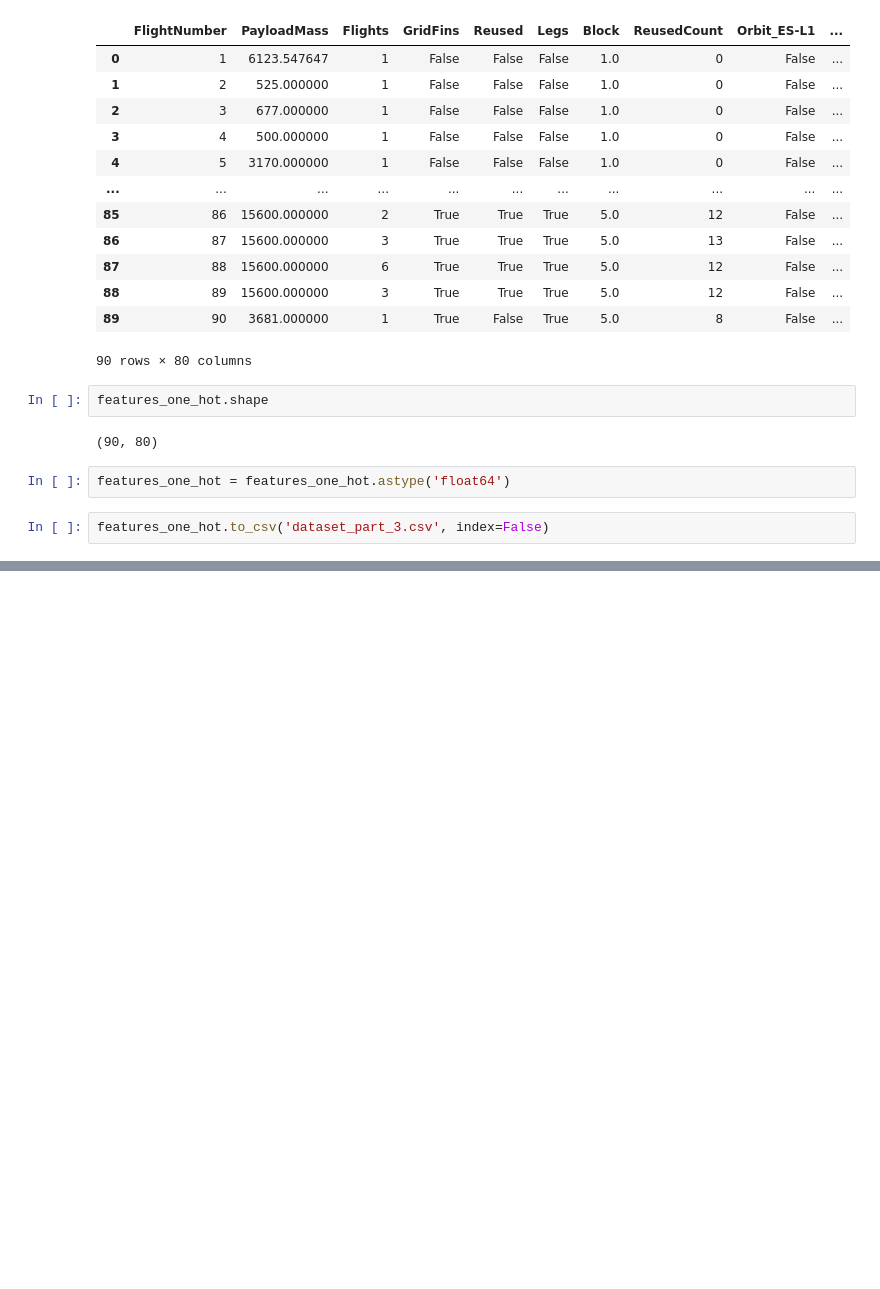
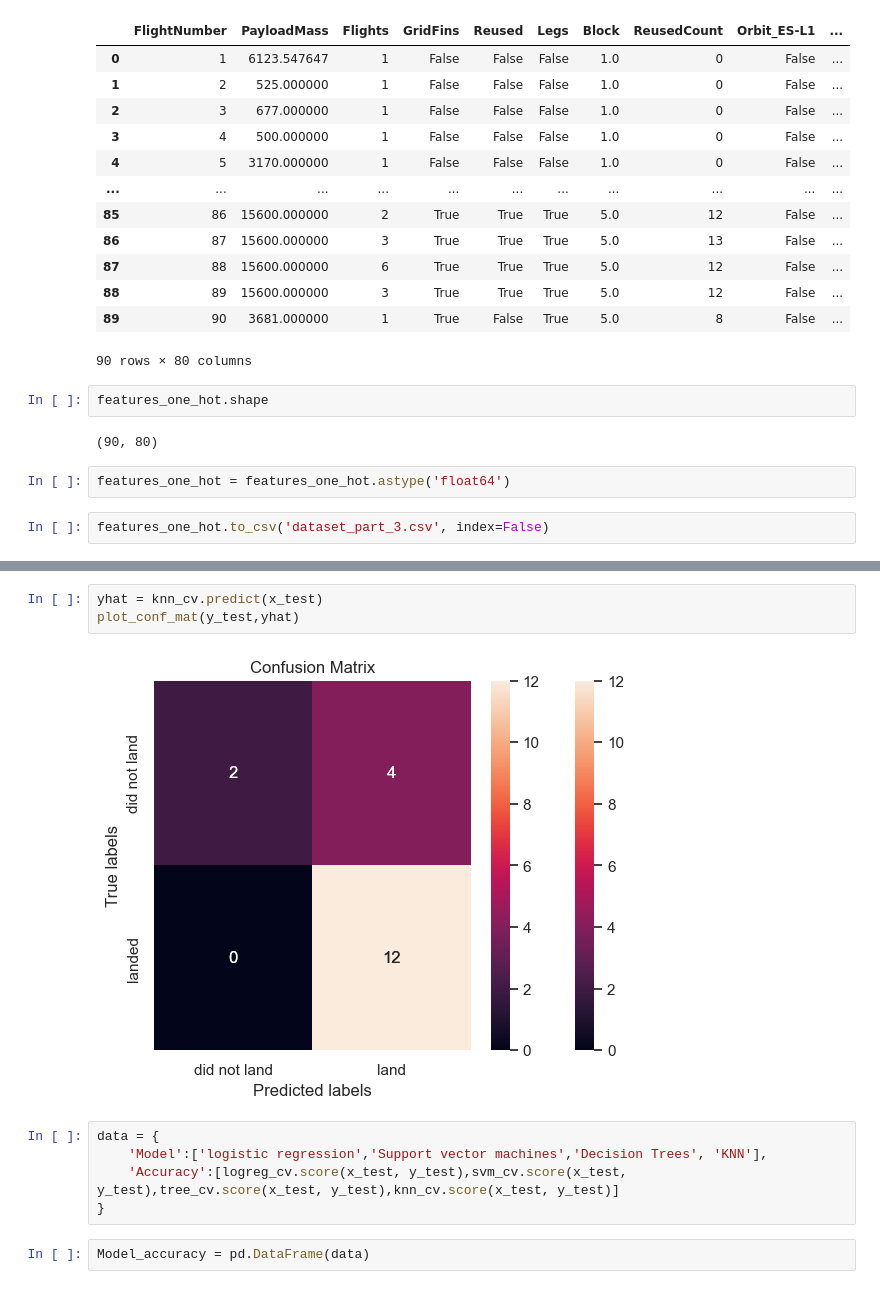
Before and after one commit to Bamwesigye-Calvin-Kiiza/SpaceX-data-science, a Jupyter notebook: space x data science .ipynb, the cells around one changed output, grey strips where cells are left out. Saved outputs shown, nothing was run; the diff lists cells and outputs as text; blank space fills up the shorter version.

```diff
--- a/space x data science .ipynb
+++ b/space x data science .ipynb
@@ -575,0 +1078,12 @@ features_one_hot.to_csv('dataset_part_3.csv', index=False)
+# %%
+yhat = knn_cv.predict(x_test)
+plot_conf_mat(y_test,yhat)
+# %% [output]
+[figure, added]
+# %%
+data = {
+    'Model':['logistic regression','Support vector machines','Decision Trees', 'KNN'],
+    'Accuracy':[logreg_cv.score(x_test, y_test),svm_cv.score(x_test, y_test),tree_cv.score(x_test, y_test),knn_cv.score(x_test, y_test)]
+}
+# %%
+Model_accuracy = pd.DataFrame(data)
```
Also changed, not shown: parts of 45 cells of this notebook.
